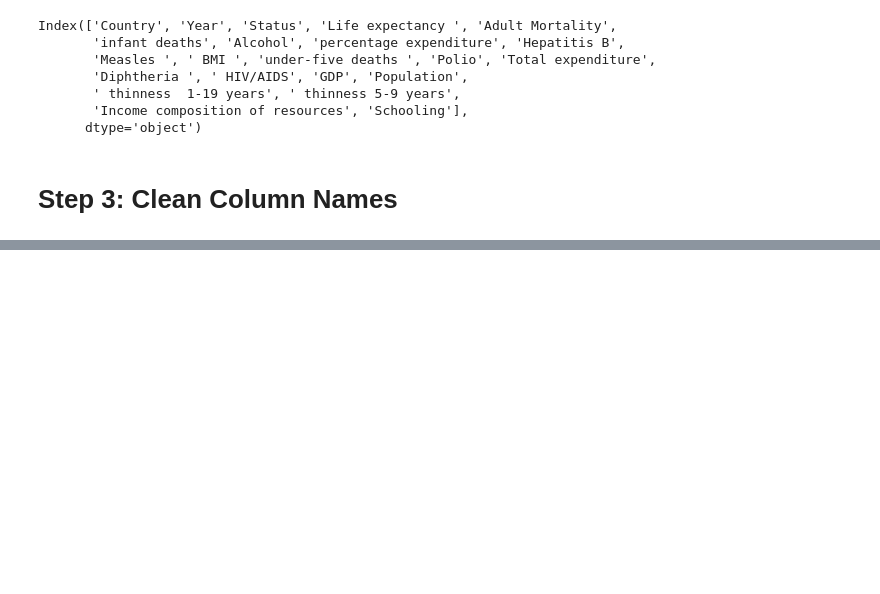
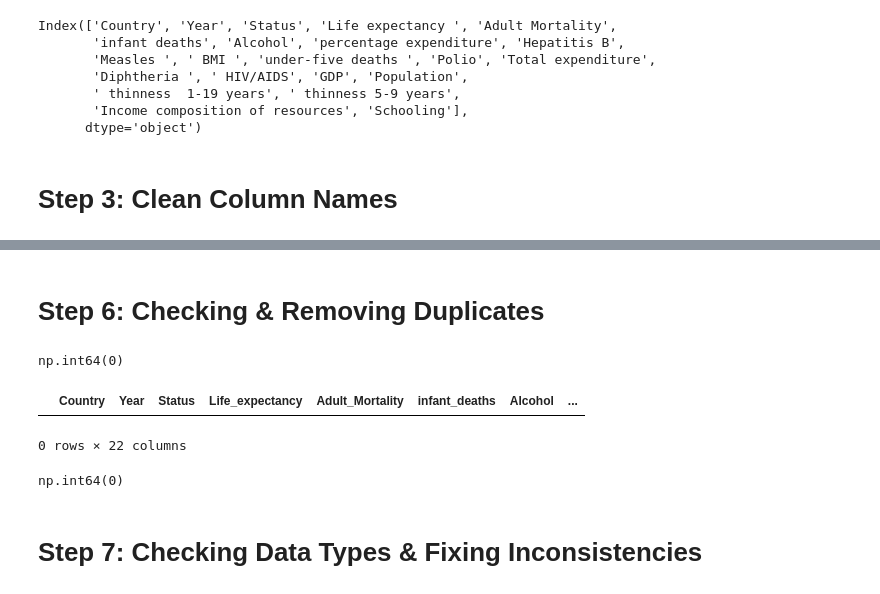
Before and after one commit to AiWriter404/who-life-expectancy-data-cleaning, a Jupyter notebook: who-life-expectancy-data-cleaning.ipynb, the cells around one changed output, grey strips where cells are left out. Cells and saved outputs as stored; diff of their text form; code cells hidden in the pictures; blank space fills up the shorter version.

```diff
--- a/who-life-expectancy-data-cleaning.ipynb
+++ b/who-life-expectancy-data-cleaning.ipynb
@@ -101,0 +193,10 @@ Index(['Country', 'Year', 'Status', 'Life expectancy ', 'Adult Mortality',
+# %%
+
+# Step 5a: Fill numeric missing values using country-wise median
+numeric_cols = df.select_dtypes(include=['float64', 'int64']).columns
+
+for col in numeric_cols:
+    df[col] = df.groupby('Country')[col].transform(lambda x: x.fillna(x.median()))
+
+# Check remaining missing values after country-wise fill
+df.isnull().sum()
@@ -101,0 +221,8 @@ Index(['Country', 'Year', 'Status', 'Life expectancy ', 'Adult Mortality',
+# %%
+# Step 5b: For any remaining missing values (whole country missing data),
+# fill using overall column median
+for col in numeric_cols:
+    df[col] = df[col].fillna(df[col].median())
+
+# Final check - should be all zeros now
+df.isnull().sum()
@@ -101,0 +247,23 @@ Index(['Country', 'Year', 'Status', 'Life expectancy ', 'Adult Mortality',
+# %% [markdown]
+# **Step 6: Checking & Removing Duplicates**
+# %%
+# Check for exact duplicate rows
+df.duplicated().sum()
+# %% [output]
+np.int64(0)
+# %%
+# If duplicates exist, view them
+df[df.duplicated()]
+# %% [output]
+|  | Country | Year | Status | Life_expectancy | Adult_Mortality | infant_deaths | Alcohol | ... |
+0 rows × 22 columns
+# %%
+# Remove duplicates (if any found)
+df = df.drop_duplicates()
+
+# Confirm removal
+df.duplicated().sum()
+# %% [output]
+np.int64(0)
+# %% [markdown]
+# **Step 7: Checking Data Types & Fixing Inconsistencies**
```
Also changed, not shown: parts of 10 cells of this notebook.
